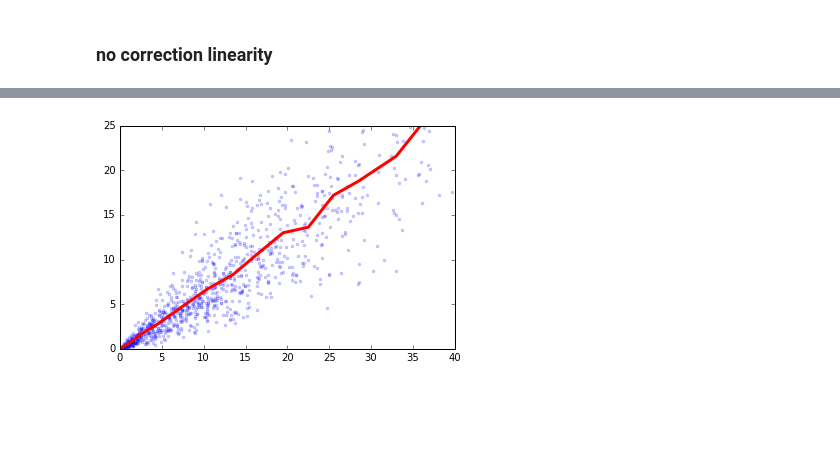
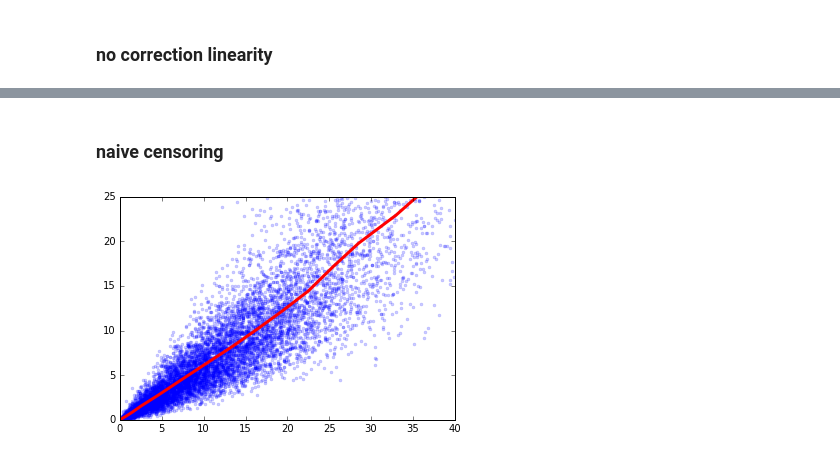
Before and after one commit to sioan/sxd_analysis_methods, a Jupyter notebook: waveform_analysis/saturated_reconstruction.ipynb, the cells around one changed output, grey strips where cells are left out. Cells and saved outputs as stored; diff of their text form; code cells hidden in the pictures; blank space fills up the shorter version.

Commit message:
sxrls6516 is now hdf5 and photon energy dependence

```diff
--- a/waveform_analysis/saturated_reconstruction.ipynb
+++ b/waveform_analysis/saturated_reconstruction.ipynb
@@ -47,0 +27,5 @@ mcp_traces_file.close()
+# %%
+#load data
+experiment_run_name = "sxrls6516run166.h5"
+my_file = experiment_run_name
+my_hdf5_object = h5py.File(my_file,"r")
@@ -48,3 +51,6 @@ mcp_traces_file.close()
+# %%
+apd_traces = my_dict['acq01/ch2'] - dot(array([mean(my_dict['acq01/ch2'][:,:50],axis=1)]).transpose(),array([ones(my_dict['acq01/ch2'].shape[1])]))
+mcp_traces = my_dict['acq01/ch3'] - dot(array([mean(my_dict['acq01/ch3'][:,:50],axis=1)]).transpose(),array([ones(my_dict['acq01/ch3'].shape[1])]))
 # %% [markdown]
 ## Visualizing Some Sample Data from the high speed digitizer (hsd)
 # %%
@@ -63,11 +77,15 @@ show()
 # %% [markdown]
 #### aligning waveforms
 # %%
-ch1_waves = 0+apd_traces
+ch1_waves = 0+apd_traces[:10000]
 temp = ch1_waves[0]
-for i in ch1_waves:
+for j,i in enumerate(ch1_waves):
     #shift_amount = 6352-argmax(convolve(ch1_waves[0],i))+100
-    shift_amount = 75-argmax(convolve(diff(ch1_waves[0]),diff(i)))+100
-    temp = vstack([temp,append(zeros(shift_amount),i[:-shift_amount])])
+    shift_amount = 75-argmax(convolve(diff(ch1_waves[0]),diff(i)))+125
+    try:
+        temp = vstack([temp,append(zeros(shift_amount),i[:-shift_amount])])
+    except ValueError:
+        shift_amount = 75-argmax(convolve(diff(ch1_waves[0]),diff(ch1_waves[j-300])))+125
+        temp = vstack([temp,append(zeros(shift_amount),i[:-shift_amount])])
 
 temp =temp[1:]
@@ -245,11 +276,17 @@ show()
 # %%
+apd_pulse_start,apd_pulse_end = 50,100
+apd_recon_start,apd_recon_end = 110,175
+
+
 apd_reconstructed_traces = dot(my_weights,v[:10])
 
 
-my_edges = array([0,0.5,1,2,3,6,9,12,15,18,21,24,27,30,36,45,55])
-mcp_qsum,apd_qsum = sum(mcp_traces**2,axis=1),sum(apd_traces**2,axis=1)
 
 
-apd_reconstructed_sum = sum(apd_reconstructed_traces**2,axis=1)
+my_edges = array([0,0.5,1,2,3,6,9,12,15,18,21,24,27,30,36,45,55])
+mcp_qsum,apd_qsum = sum(mcp_traces**2,axis=1),sum(apd_traces[:,apd_pulse_start:apd_pulse_end]**2,axis=1)
+
+
+apd_reconstructed_sum = sum(apd_reconstructed_traces[:,apd_recon_start:apd_recon_end]**2,axis=1)
 my_hist = binned_statistic_dd(mcp_qsum,apd_qsum,bins=[my_edges],statistic=mean)
-my_recon_hist = binned_statistic_dd(mcp_qsum,apd_reconstructed_sum,bins=[my_edges],statistic=mean)
+my_recon_hist = binned_statistic_dd(mcp_qsum[:apd_reconstructed_sum.shape[0]],apd_reconstructed_sum,bins=[my_edges],statistic=mean)
@@ -269,8 +301,10 @@ show()
+# %% [markdown]
+### naive censoring
 # %%
-plot(mcp_qsum,apd_reconstructed_sum,'.',alpha=0.2)
+plot(mcp_qsum[:apd_reconstructed_sum.shape[0]],apd_reconstructed_sum,'.',alpha=0.2)
 plot((my_recon_hist.bin_edges[0][:-1]+my_recon_hist.bin_edges[0][1:])/2,my_recon_hist.statistic,'r',linewidth=3)
 ylim(0,25)
 xlim(0,40)
 show()
 # %% [output]
-[figure, old version]
+[figure, new version]
```
Also changed, not shown: parts of 38 cells of this notebook, 1 other file.
